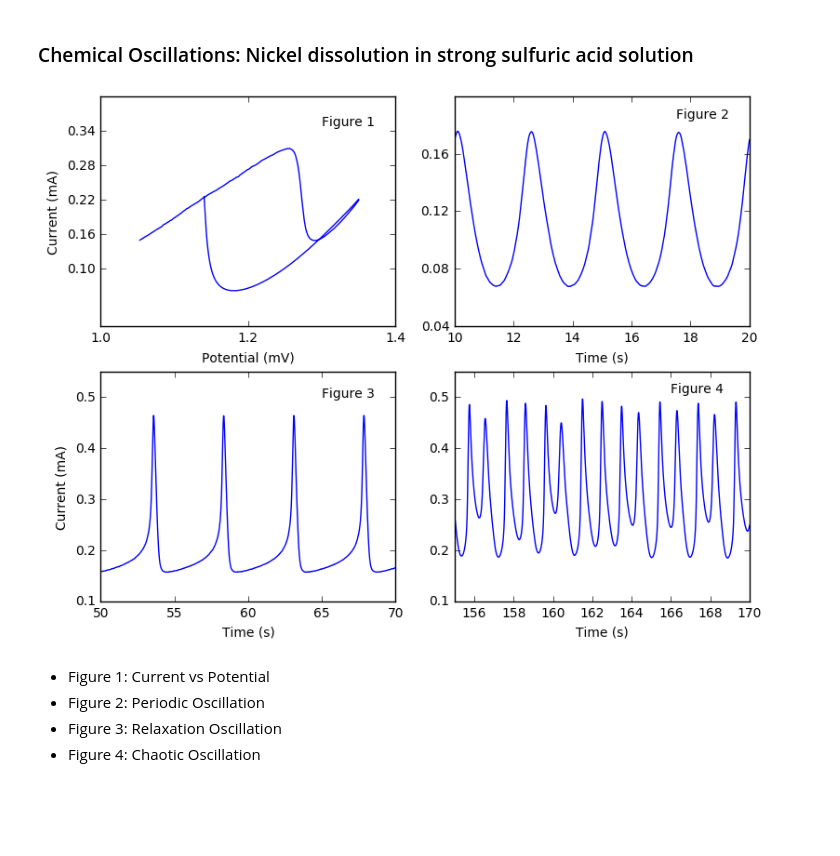
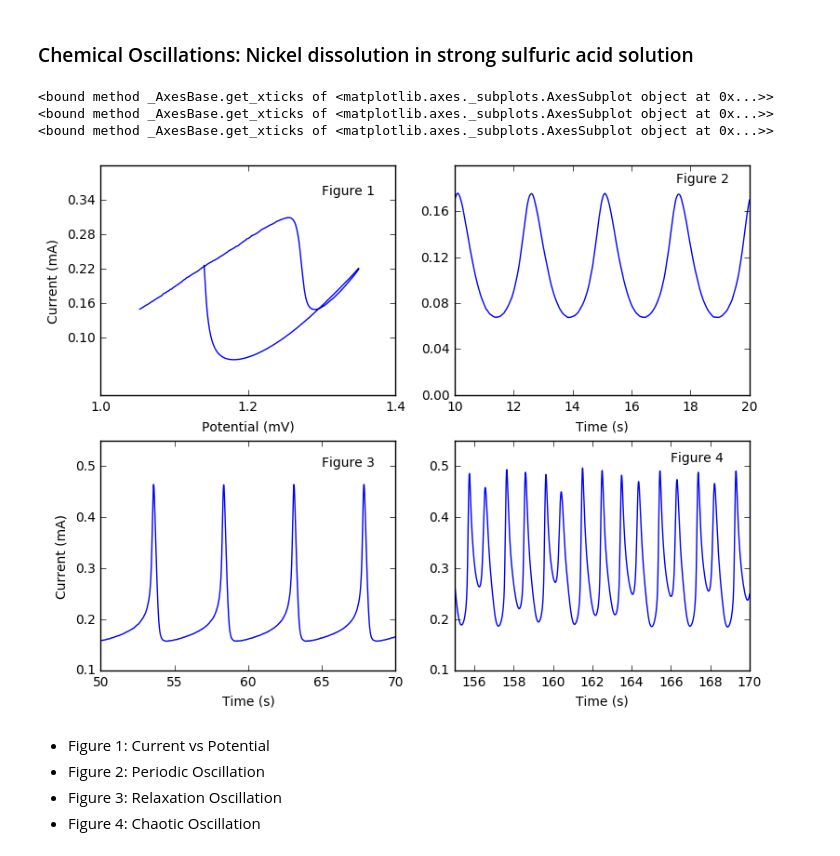
Before and after one commit to mwickram/NetworkSynchronization, a Jupyter notebook: Chemical_Oscillation.ipynb, the cells around one changed output. Cells and saved outputs as stored; diff of their text form; code cells hidden in the pictures; blank space fills up the shorter version.

```diff
--- a/Chemical_Oscillation.ipynb
+++ b/Chemical_Oscillation.ipynb
@@ -31,14 +31,15 @@ def plot_timeSeries(dataFrame,timeRange,objPosition,axes,
     objcol=objPosition[1]
     timeStart = timeRange[0]
     timeEnd = timeRange[1]
-    ts=dataFrame['current'][timeStart:timeEnd].plot(
-        ax=axes[objrow,objcol],ylim=ylimit,yticks=ytick)
+    ts=dataFrame['current'][timeStart:timeEnd].plot(ax=axes[objrow,objcol])
     ts.set_xlabel(xlabel)
     ts.set_ylabel(ylabel)
     ts.text(fglabel[0],fglabel[1],fglabel[2])
-
+    ts.set_ylim(ylimit)
+    ts.set_yticks(ytick)
 
 def main():
+    filePath="data/"
     filetype=".dat"
     fileName=['m092111_1','m061011_1','m112410_1']
     cv = [0,0]
@@ -58,36 +59,39 @@ def main():
             np.linspace(0.1, 0.4, num=5,endpoint=False)]
     figlabel=[[17.5,0.185,'Figure 2'],[65,0.5,'Figure 3'],[166,0.51,'Figure 4']]
     xlabel="Time (s)"
 
-    dataCV = filter_data('m080510_13.lvm')
+    dataCV = filter_data('data/m080510_13.lvm')
     dataFrameCV = pd.DataFrame(
         dataCV[500:len(dataCV)-975,:],columns = ['current','potential'])
 
     fig, axes = plt.subplots(nrows=2, ncols=2,figsize=(9,7))
     cv=dataFrameCV.plot(
         x='potential',y='current',ax=axes[0,0],
         legend=False,xlim=(1,1.4),ylim=(0,0.4),
         xticks=[1,1.2,1.4],yticks=yticks[3])
     cv.set_xlabel("Potential (mV)")
     cv.set_ylabel("Current (mA)")
     cv.text(1.3,0.35,'Figure 1')
 
     for file in fileName:
         index = fileName.index(file)
-        data = filter_data(file + filetype)
+        data = filter_data(filePath + file + filetype)
         dataFrame = get_DataFrame(data,0)
         if index == 1:
             ylabel="Current (mA)"
         else:
             ylabel =""
 
         plot_timeSeries(dataFrame,timeRange[index],osciType[index],
                         axes,ylimit[index],yticks[index],xlabel,ylabel,figlabel[index])
 
 if __name__=='__main__':
     main()
 # %% [output]
+<bound method _AxesBase.get_xticks of <matplotlib.axes._subplots.AxesSubplot object at 0x...>>
+<bound method _AxesBase.get_xticks of <matplotlib.axes._subplots.AxesSubplot object at 0x...>>
+<bound method _AxesBase.get_xticks of <matplotlib.axes._subplots.AxesSubplot object at 0x...>>
-[figure, old version]
+[figure, new version]
 # %% [markdown]
 * Figure 1: Current vs Potential
 * Figure 2: Periodic Oscillation
```
Also changed, not shown: parts of 3 cells of this notebook.
